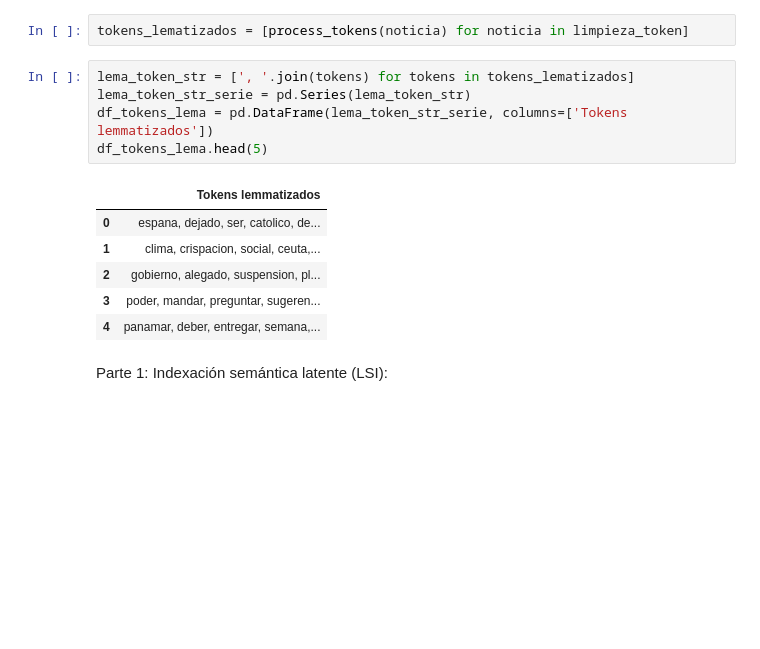
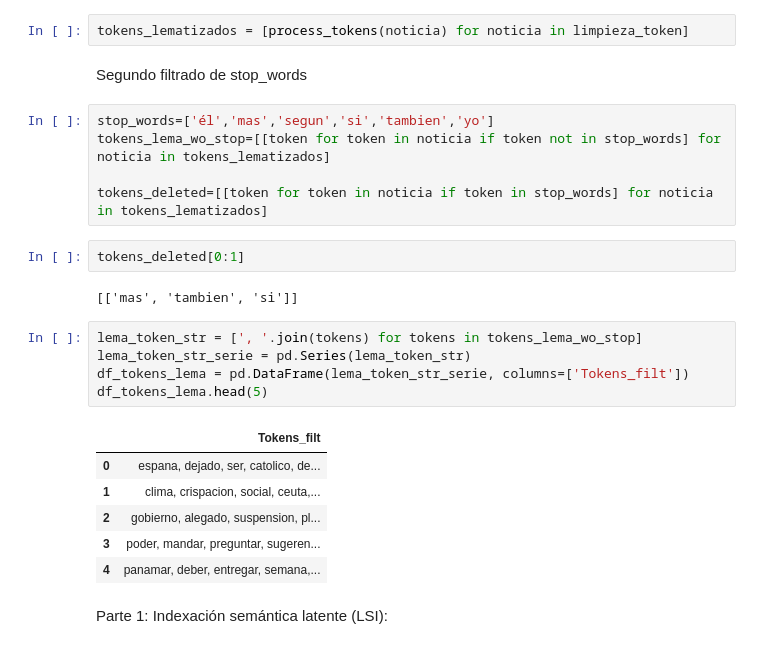
Before and after one commit to Jesus2342/NLP, a Jupyter notebook: teammi_copia.ipynb, the cells around one changed output. Drawn from its saved outputs; the diff is of its cells as text; blank space fills up the shorter version.

```diff
--- a/teammi_copia.ipynb
+++ b/teammi_copia.ipynb
@@ -176,13 +176,24 @@ def process_tokens(lista_tokens):
     return lista_tokens_no_repetidos
 # %%
 tokens_lematizados = [process_tokens(noticia) for noticia in limpieza_token]
+# %% [markdown]
+Segundo filtrado de stop_words
+# %%
+stop_words=['él','mas','segun','si','tambien','yo']
+tokens_lema_wo_stop=[[token for token in noticia if token not in stop_words] for noticia in tokens_lematizados]
+
+tokens_deleted=[[token for token in noticia if token in stop_words] for noticia in tokens_lematizados]
+# %%
+tokens_deleted[0:1]
+# %% [output]
+[['mas', 'tambien', 'si']]
 # %%
-lema_token_str = [', '.join(tokens) for tokens in tokens_lematizados]
+lema_token_str = [', '.join(tokens) for tokens in tokens_lema_wo_stop]
 lema_token_str_serie = pd.Series(lema_token_str)
-df_tokens_lema = pd.DataFrame(lema_token_str_serie, columns=['Tokens lemmatizados'])
+df_tokens_lema = pd.DataFrame(lema_token_str_serie, columns=['Tokens_filt'])
 df_tokens_lema.head(5)
 # %% [output]
-|  | Tokens lemmatizados |
+|  | Tokens_filt |
 | 0 | espana, dejado, ser, catolico, de... |
 | 1 | clima, crispacion, social, ceuta,... |
 | 2 | gobierno, alegado, suspension, pl... |
```
Also changed, not shown: parts of 7 cells of this notebook.
